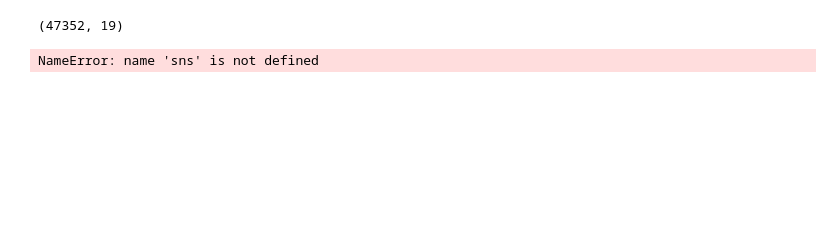
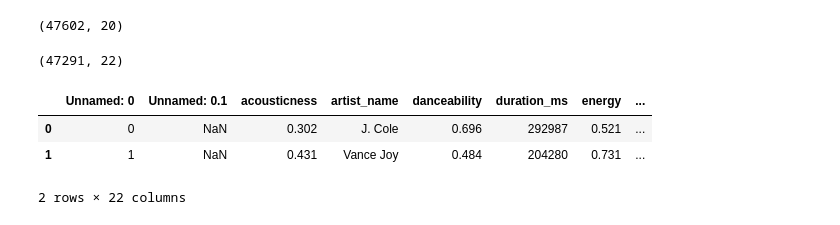
Before and after one commit to fsarraf/Mod3_project, a Jupyter notebook: data retrival/Data Exploration.ipynb, the cells around one changed output. Saved outputs shown, nothing was run; the diff lists cells and outputs as text; code cells hidden in the pictures; blank space fills up the shorter version.

```diff
--- a/data retrival/Data Exploration.ipynb
+++ b/data retrival/Data Exploration.ipynb
@@ -9,4 +0,0 @@ df19 = pd.read_csv('final2019.csv')
-# %%
-frames = [df15, df16, df17, df18, df19]
-df = pd.concat(frames)
-df.shape
@@ -20,0 +1,17 @@ df.drop(columns=['Unnamed: 0', 'Unnamed: 0.1'], inplace=True)
+# %%
+import pandas as pd
+import numpy as np
+import matplotlib.pyplot as plt
+import seaborn as sns
+%matplotlib inline
+
+np.random.seed(0)
+
+df = pd.read_csv('final2014.csv')
+# %%
+years = [2015, 2016, 2017, 2018]
+
+for year in years:
+    frame = pd.read_csv('final{}.csv'.format(year))
+    frames = [df, frame]
+    df = pd.concat(frames)
@@ -52,8 +46,16 @@ df.drop_duplicates(subset=['artist_name','track_name'], inplace=True)
 # %%
 df.shape
 # %% [output]
-(47352, 19)
+(47602, 20)
-# %%
-sns.despine(offset=10, trim=True)
-# %% [output]
-NameError: name 'sns' is not defined
+# %%
+df['year'] = df['release_date'].map(lambda x: x[:4])
+df['month'] = df['release_date'].map(lambda x: x[5:7])
+df = df[df.month != '']
+print(df.shape)
+df.head(2)
+# %% [output]
+(47291, 22)
+|  | Unnamed: 0 | Unnamed: 0.1 | acousticness | artist_name | danceability | duration_ms | energy | ... |
+| 0 | 0 | NaN | 0.302 | J. Cole | 0.696 | 292987 | 0.521 | ... |
+| 1 | 1 | NaN | 0.431 | Vance Joy | 0.484 | 204280 | 0.731 | ... |
+2 rows × 22 columns
```
Also changed, not shown: parts of 25 cells of this notebook, 2 other files.
